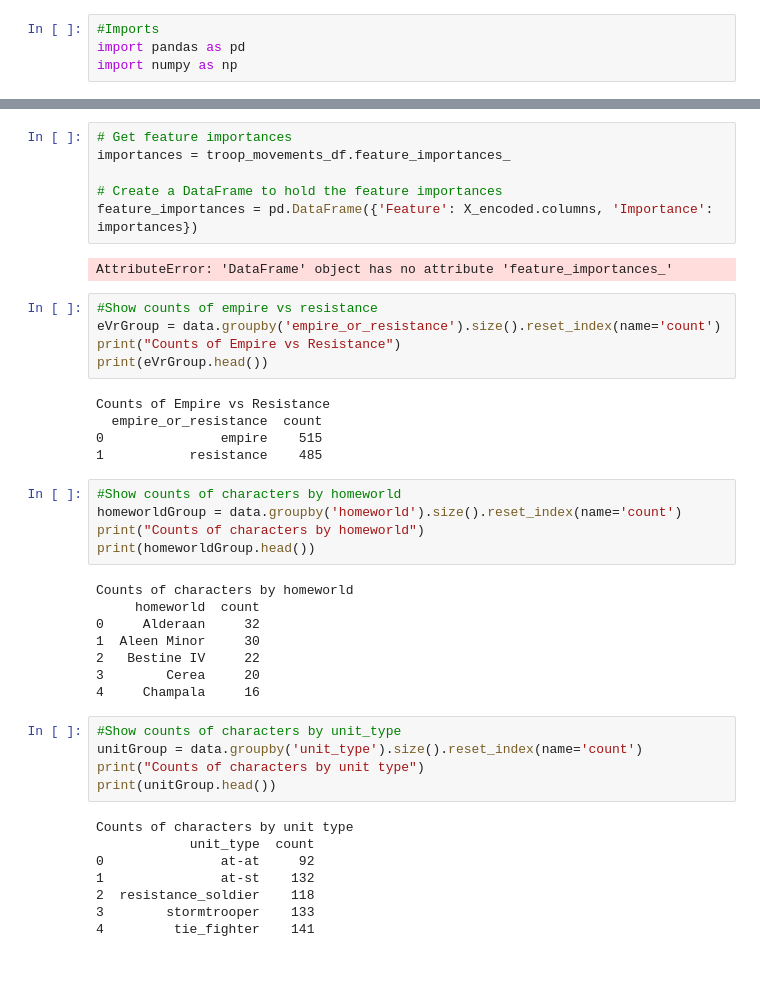
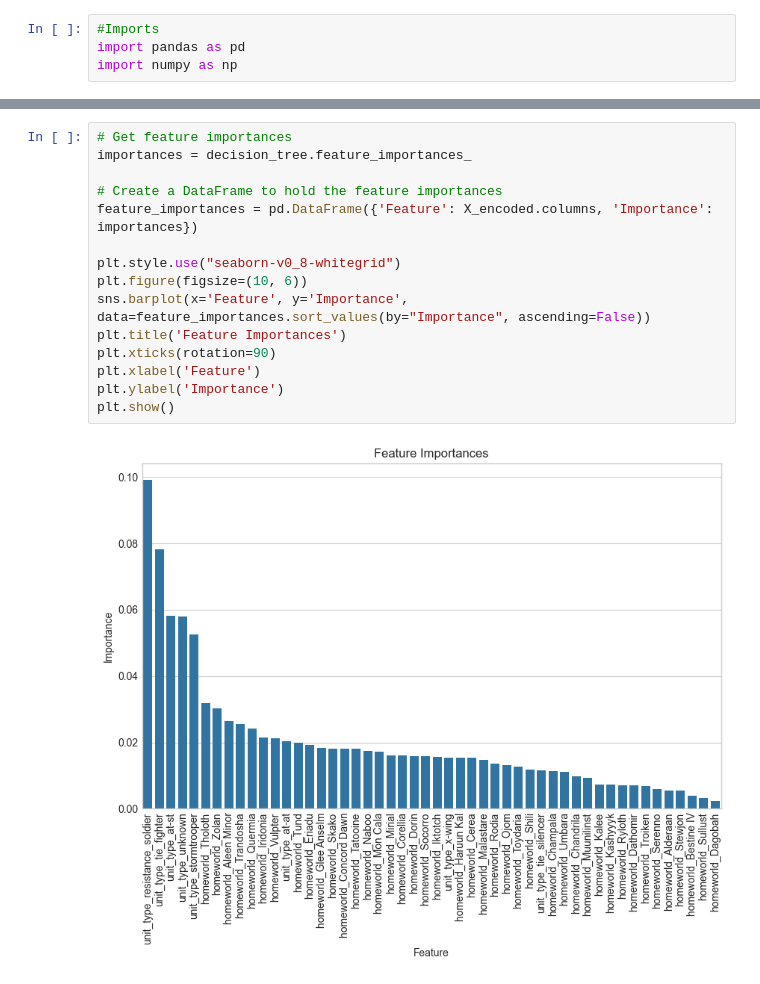
Before and after one commit to ben1alonzo/guided-project-3, a Jupyter notebook: notebooks/readWithPanda.ipynb, the cells around one changed output, grey strips where cells are left out. Saved outputs shown, nothing was run; the diff lists cells and outputs as text.

```diff
--- a/notebooks/readWithPanda.ipynb
+++ b/notebooks/readWithPanda.ipynb
@@ -132,44 +132,17 @@ Model Accuracy: 0.455
 # %%
 # Get feature importances
-importances = troop_movements_df.feature_importances_
+importances = decision_tree.feature_importances_
 
 # Create a DataFrame to hold the feature importances
 feature_importances = pd.DataFrame({'Feature': X_encoded.columns, 'Importance': importances})
+
+plt.style.use("seaborn-v0_8-whitegrid")
+plt.figure(figsize=(10, 6))
+sns.barplot(x='Feature', y='Importance', data=feature_importances.sort_values(by="Importance", ascending=False))
+plt.title('Feature Importances')
+plt.xticks(rotation=90)
+plt.xlabel('Feature')
+plt.ylabel('Importance')
+plt.show()
 # %% [output]
-AttributeError: 'DataFrame' object has no attribute 'feature_importances_'
+[figure, added]
-# %%
-#Show counts of empire vs resistance
-eVrGroup = data.groupby('empire_or_resistance').size().reset_index(name='count')
-print("Counts of Empire vs Resistance")
-print(eVrGroup.head())
-# %% [output]
-Counts of Empire vs Resistance
-  empire_or_resistance  count
-0               empire    515
-1           resistance    485
-# %%
-#Show counts of characters by homeworld
-homeworldGroup = data.groupby('homeworld').size().reset_index(name='count')
-print("Counts of characters by homeworld")
-print(homeworldGroup.head())
-# %% [output]
-Counts of characters by homeworld
-     homeworld  count
-0     Alderaan     32
-1  Aleen Minor     30
-2   Bestine IV     22
-3        Cerea     20
-4     Champala     16
-# %%
-#Show counts of characters by unit_type
-unitGroup = data.groupby('unit_type').size().reset_index(name='count')
-print("Counts of characters by unit type")
-print(unitGroup.head())
-# %% [output]
-Counts of characters by unit type
-            unit_type  count
-0               at-at     92
-1               at-st    132
-2  resistance_soldier    118
-3        stormtrooper    133
-4         tie_fighter    141
```
Also changed, not shown: parts of 10 cells of this notebook, 2 other files.
